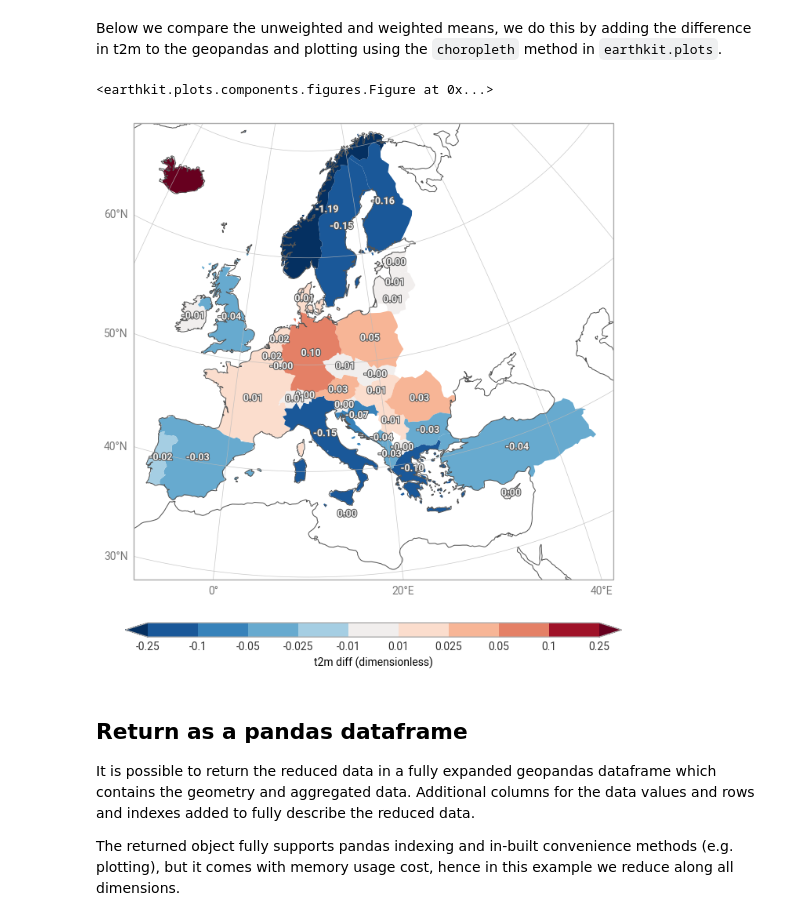
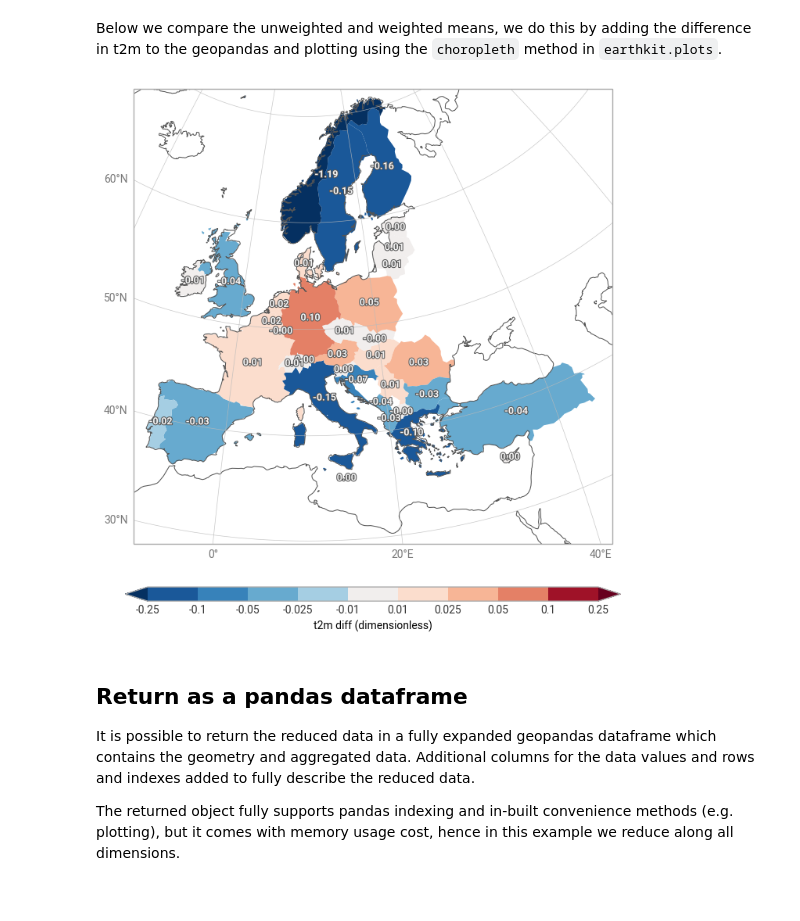
Before and after one commit to ecmwf/earthkit-transforms, a Jupyter notebook: docs/notebooks/spatial/02-era5-reduce-data-over-geometries.ipynb, the cells around one changed output. Drawn from its saved outputs; the diff is of its cells as text; code cells hidden in the pictures.

```diff
--- a/docs/notebooks/spatial/02-era5-reduce-data-over-geometries.ipynb
+++ b/docs/notebooks/spatial/02-era5-reduce-data-over-geometries.ipynb
@@ -128,18 +131,17 @@ Below we compare the unweighted and weighted means, we do this by adding the dif
 # %%
 diff = reduced_data_extra_dims - reduced_data_weighted
 mystyle = ekp.Style(
     cmap="RdBu_r",
     levels=[-0.25,-0.1,-0.05,-0.025,-0.01,0.01,0.025,0.05,0.1,0.25],
     extend="both"
 )
 ekp.choropleth(
     nuts_data.assign(t2m_diff=diff.t2m),
     z="t2m_diff", style=mystyle,
     domain="Europe", labels="{t2m_diff:0.2f}"
-)
+).show()
 # %% [output]
-<earthkit.plots.components.figures.Figure at 0x...>
-[figure, old version]
+[figure, new version]
 # %% [markdown]
 ## Return as a pandas dataframe
 
```
Also changed, not shown: parts of 2 cells of this notebook, 8 other files.
